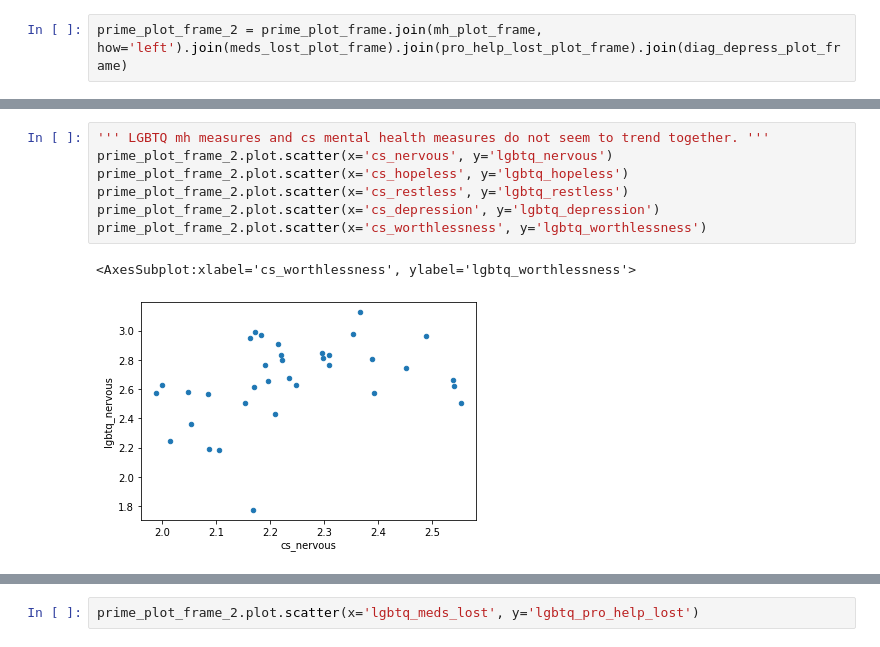
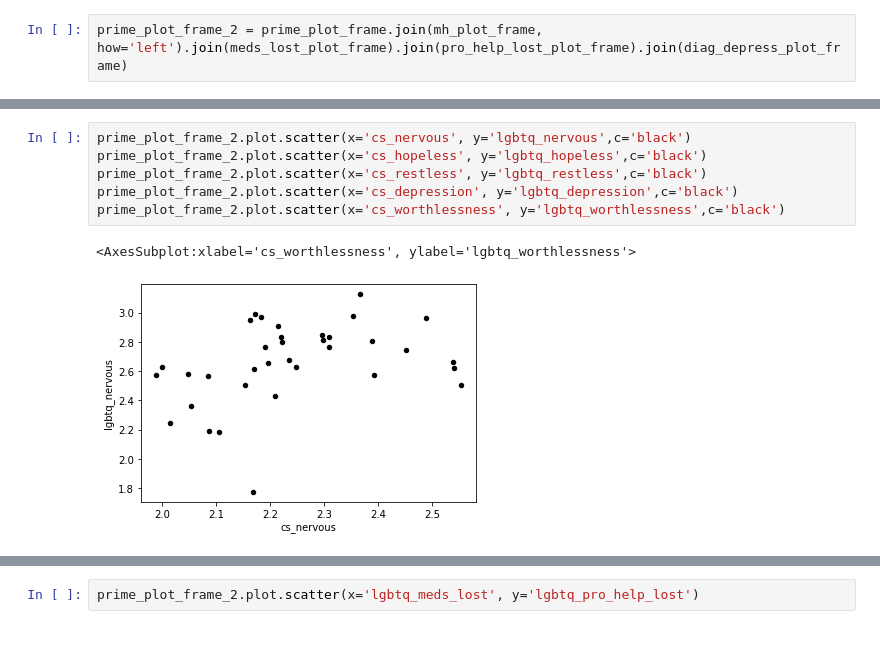
Before and after one commit to hjake123/pharis-2021, a Jupyter notebook: Data/process_notebook.ipynb, the cells around one changed output, grey strips where cells are left out. Drawn from its saved outputs; the diff is of its cells as text.

```diff
--- a/Data/process_notebook.ipynb
+++ b/Data/process_notebook.ipynb
@@ -540,10 +540,9 @@ prime_plot_frame_2.plot.scatter(x='orr', y='lgbtq_worthlessness')
 # %%
-''' LGBTQ mh measures and cs mental health measures do not seem to trend together. '''
-prime_plot_frame_2.plot.scatter(x='cs_nervous', y='lgbtq_nervous')
-prime_plot_frame_2.plot.scatter(x='cs_hopeless', y='lgbtq_hopeless')
-prime_plot_frame_2.plot.scatter(x='cs_restless', y='lgbtq_restless')
-prime_plot_frame_2.plot.scatter(x='cs_depression', y='lgbtq_depression')
-prime_plot_frame_2.plot.scatter(x='cs_worthlessness', y='lgbtq_worthlessness')
+prime_plot_frame_2.plot.scatter(x='cs_nervous', y='lgbtq_nervous',c='black')
+prime_plot_frame_2.plot.scatter(x='cs_hopeless', y='lgbtq_hopeless',c='black')
+prime_plot_frame_2.plot.scatter(x='cs_restless', y='lgbtq_restless',c='black')
+prime_plot_frame_2.plot.scatter(x='cs_depression', y='lgbtq_depression',c='black')
+prime_plot_frame_2.plot.scatter(x='cs_worthlessness', y='lgbtq_worthlessness',c='black')
 # %% [output]
 <AxesSubplot:xlabel='cs_worthlessness', ylabel='lgbtq_worthlessness'>
-[figure, old version]
+[figure, new version]
```
Also changed, not shown: parts of 21 cells of this notebook, 2 other files.
